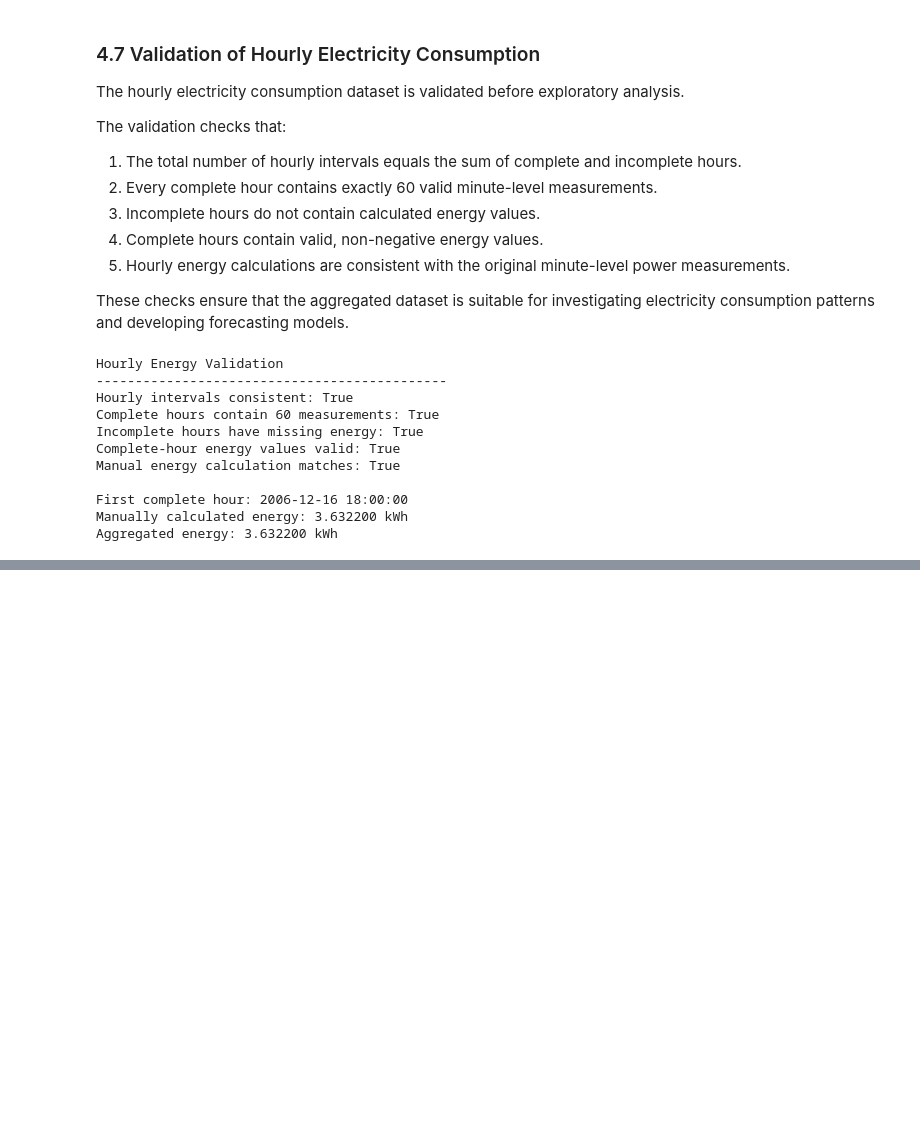
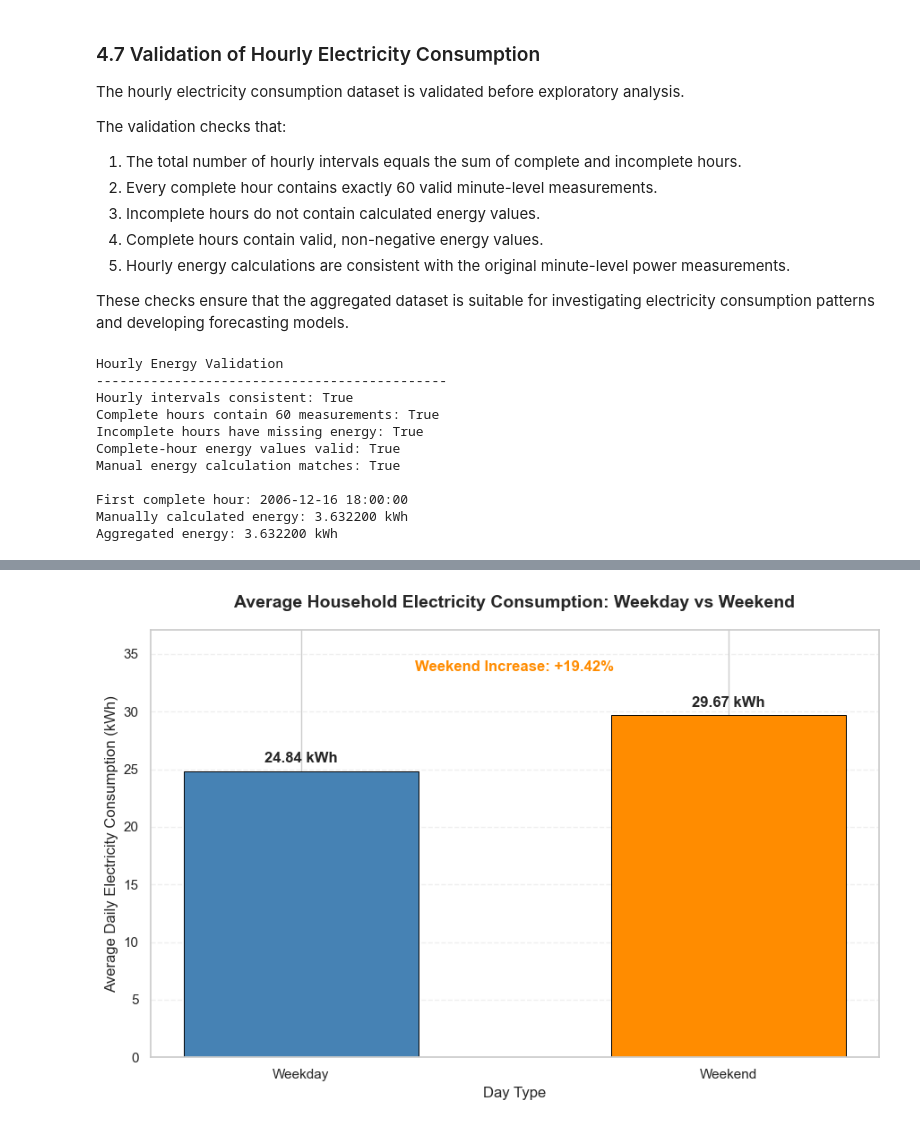
Before and after one commit to damisar/Household_Electricity_Consumption_Analysis_and_Forecasting, a Jupyter notebook: notebook/Household_Electricity_Consumption_Analysis_and_Forecasting.ipynb, the cells around one changed output, grey strips where cells are left out. Drawn from its saved outputs; the diff is of its cells as text; code cells hidden in the pictures; blank space fills up the shorter version.

```diff
--- a/notebook/Household_Electricity_Consumption_Analysis_and_Forecasting.ipynb
+++ b/notebook/Household_Electricity_Consumption_Analysis_and_Forecasting.ipynb
@@ -898,0 +1541,81 @@ Aggregated energy: 3.632200 kWh
+# %%
+
+# Phase 4 - Step 4.16: Weekday vs Weekend Visualization
+
+import matplotlib.pyplot as plt
+from pathlib import Path
+
+# Prepare summary data
+categories = ["Weekday", "Weekend"]
+mean_values = weekend_summary.loc[categories, "Mean_kWh"]
+
+# Create figure
+fig, ax = plt.subplots(figsize=(9, 6))
+
+bars = ax.bar(
+    categories,
+    mean_values,
+    color=["steelblue", "darkorange"],
+    edgecolor="black",
+    width=0.55,
+    linewidth=0.7
+)
+
+# Add values above each bar
+for bar in bars:
+    height = bar.get_height()
+
+    ax.annotate(
+        f"{height:.2f} kWh",
+        xy=(bar.get_x() + bar.get_width() / 2, height),
+        xytext=(0, 7),
+        textcoords="offset points",
+        ha="center",
+        fontsize=12,
+        fontweight="bold"
+    )
+
+# Display percentage difference
+ax.text(
+    0.5,
+    max(mean_values) * 1.13,
+    f"Weekend Increase: {percentage_difference:+.2f}%",
+    ha="center",
+    fontsize=12,
+    fontweight="bold",
+    color="darkorange"
+)
+
+# Formatting
+ax.set_title(
+    "Average Household Electricity Consumption: Weekday vs Weekend",
+    fontsize=14,
+    fontweight="bold",
+    pad=18
+)
+
+ax.set_ylabel("Average Daily Electricity Consumption (kWh)")
+ax.set_xlabel("Day Type")
+
+ax.set_ylim(0, max(mean_values) * 1.25)
+ax.grid(axis="y", linestyle="--", alpha=0.3)
+ax.set_axisbelow(True)
+
+plt.tight_layout()
+
+# Save visualization
+figure_path = Path("../figure/weekday_vs_weekend_consumption.png")
+figure_path.parent.mkdir(parents=True, exist_ok=True)
+
+fig.savefig(
+    figure_path,
+    dpi=300,
+    bbox_inches="tight"
+)
+
+plt.show()
+
+print("Weekday vs Weekend visualization completed.")
+print(f"Figure saved to: {figure_path}")
+# %% [output]
+[figure, added]
```
Also changed, not shown: parts of 17 cells of this notebook, 4 other files.
